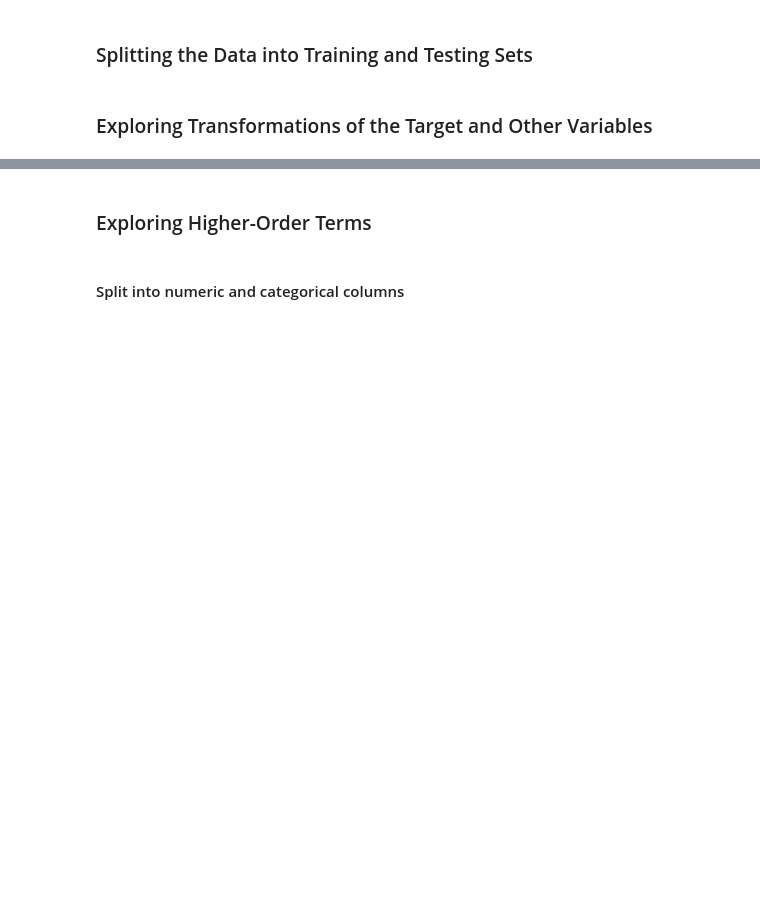
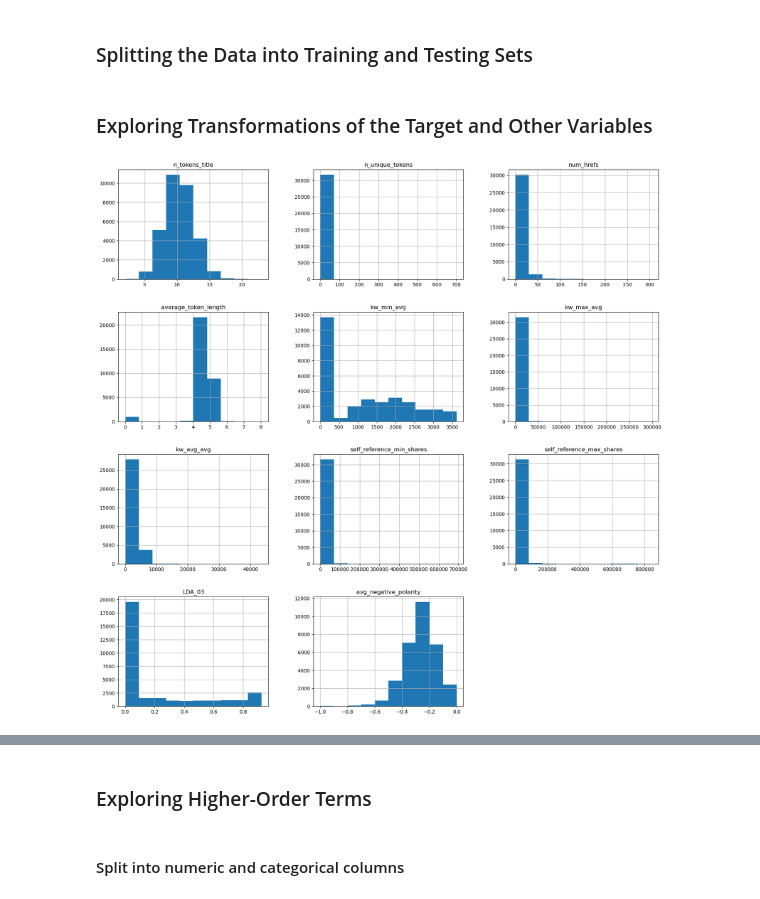
Before and after one commit to stat220/final-lab-group-18, a Jupyter notebook: Stat_220_Final_Lab.ipynb, the cells around one changed output, grey strips where cells are left out. Cells and saved outputs as stored; diff of their text form; code cells hidden in the pictures; blank space fills up the shorter version.

Commit message:
add(transformations of predictors)

```diff
--- a/Stat_220_Final_Lab.ipynb
+++ b/Stat_220_Final_Lab.ipynb
@@ -164,3 +164,10 @@ X_train, X_test, y_train, y_test = train_test_split(X_final, y, test_size=0.2, r
 # %%
 y_train_log = np.log1p(y_train)
 y_test_log = np.log1p(y_test)
+# %%
+X_train.hist(figsize=(20, 20))
+plt.show()
+# Based on these graphs, a log transformation may be indicated for n_unique_tokens, num_hrefs, kw_max_avg, kw_avg_avg,
+# self_reference_min_shares, self_reference_max_shares, and n_unique_tokens
+# %% [output]
+[figure, added]
```
Also changed, not shown: parts of 2 cells of this notebook.
